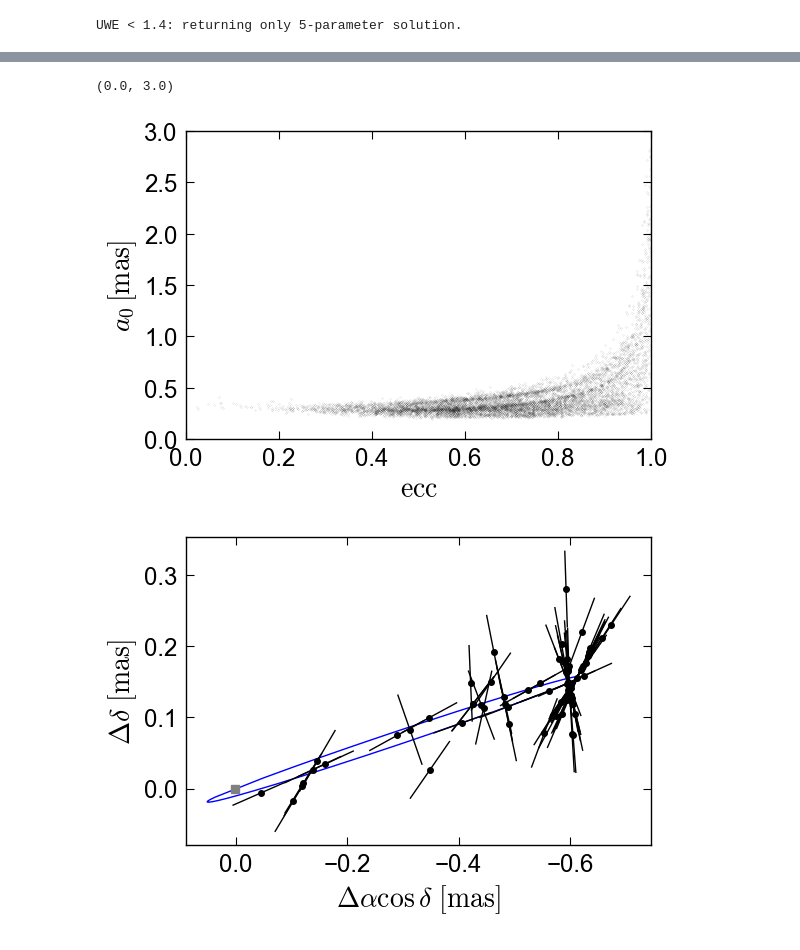
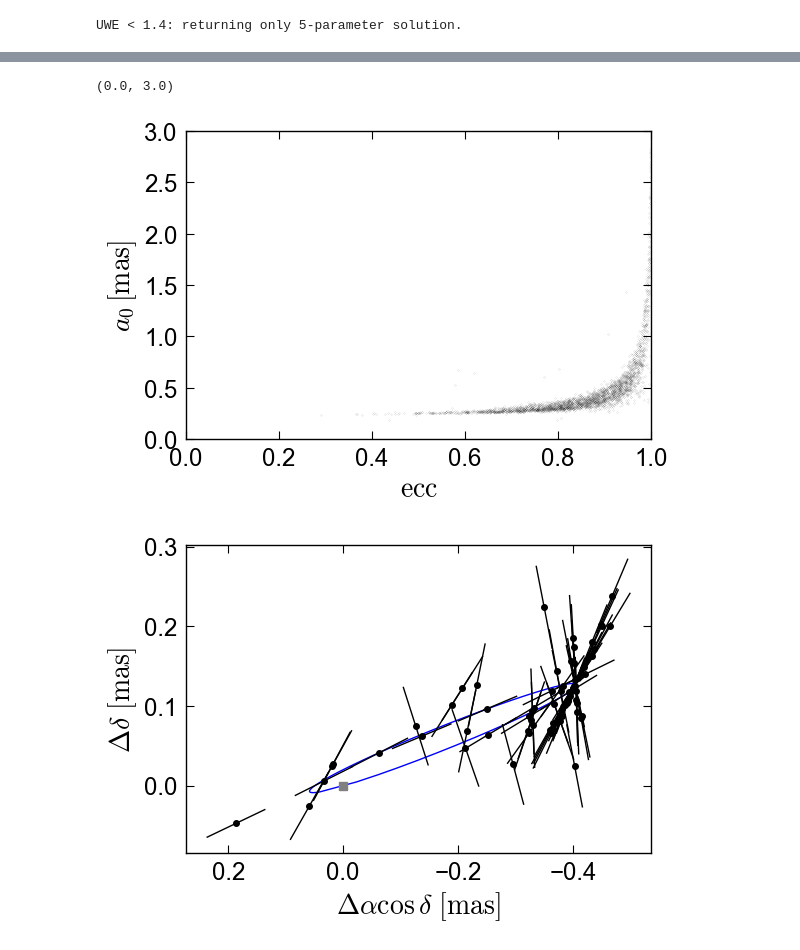
Before and after one commit to kareemelbadry/gaiamock, a Jupyter notebook: demo.ipynb, the cells around one changed output, grey strips where cells are left out. Cells and saved outputs as stored; diff of their text form; code cells hidden in the pictures.

```diff
--- a/demo.ipynb
+++ b/demo.ipynb
@@ -361,15 +361,14 @@ ax.legend(loc = 'upper right')
 # %%
 # plot the best-fit orbit
 best = np.argmax(L)
-period, ecc, Tp = samples[0][best], samples[1][best], samples[2][best]
-phi_p = 2*np.pi*Tp/period
+period, ecc, phi_p = samples[0][best], samples[1][best], samples[2][best]
 chi2, mu_linear = gaiamock.get_astrometric_chi2(t_ast_yr = t_ast_yr, psi = psi, plx_factor = plx_factor,
         ast_obs = ast_obs, ast_err = ast_err, P = period, phi_p = phi_p, ecc = ecc, c_funcs=c_funcs)
 ra_off, pmra, dec_off, pmdec, plx, B, G, A, F = mu_linear
 
 
 gaiamock.plot_2d_orbit_and_residuals(t_ast_yr = t_ast_yr, psi=psi, plx_factor=plx_factor,
-            ast_obs=ast_obs, ast_err=ast_err, period = period, ecc=ecc, Tp=Tp,
+            ast_obs=ast_obs, ast_err=ast_err, period = period, ecc=ecc, Tp=phi_p*period/(2*np.pi),
             delta_ra=ra_off, delta_dec=dec_off, parallax=plx, pmra=pmra, pmdec=pmdec,
             data_release='dr3', A=A, B=B, F=F, G=G, c_funcs=c_funcs)
 # %% [output]
@@ -377,11 +376,11 @@ gaiamock.plot_2d_orbit_and_residuals(t_ast_yr = t_ast_yr, psi=psi, plx_factor=pl
 # %%
 # how well is a0 constrained?
-keep_P, keep_ecc, keep_Tp = np.array(samples).T[keep].T
+keep_P, keep_ecc, keep_phi_p = np.array(samples).T[keep].T
 all_a0 = []
 
 for i in range(len(keep_P)):
 
-    period, phi_p, ecc = keep_P[i], keep_Tp[i]*2*np.pi/keep_P[i], keep_ecc[i]
+    period, phi_p, ecc = keep_P[i], keep_phi_p[i], keep_ecc[i]
     chi2, mu_linear = gaiamock.get_astrometric_chi2(t_ast_yr = t_ast_yr, psi = psi, plx_factor = plx_factor,
         ast_obs = ast_obs, ast_err = ast_err, P = period, phi_p = phi_p, ecc = ecc, c_funcs=c_funcs)
     ra_off, pmra, dec_off, pmdec, plx, B, G, A, F = mu_linear
@@ -466,10 +465,10 @@ ax.legend(loc = 'upper right')
 # %%
-keep_P, keep_ecc, keep_Tp = np.array(samples).T[keep].T
+keep_P, keep_ecc, keep_phi_p = np.array(samples).T[keep].T
 all_a0 = []
 
 for i in range(len(keep_P)):
 
-    period, phi_p, ecc = keep_P[i], keep_Tp[i]*2*np.pi/keep_P[i], keep_ecc[i]
+    period, phi_p, ecc = keep_P[i], keep_phi_p[i], keep_ecc[i]
     chi2, mu_linear = gaiamock.get_astrometric_chi2(t_ast_yr = t_ast_yr, psi = psi, plx_factor = plx_factor,
         ast_obs = ast_obs, ast_err = ast_err, P = period, phi_p = phi_p, ecc = ecc, c_funcs=c_funcs)
     ra_off, pmra, dec_off, pmdec, plx, B, G, A, F = mu_linear
@@ -521,10 +520,10 @@ ax.legend(loc = 'upper right')
 # %%
-keep_P, keep_ecc, keep_Tp = np.array(samples).T[keep].T
+keep_P, keep_ecc, keep_phi_p = np.array(samples).T[keep].T
 all_a0 = []
 
 for i in range(len(keep_P)):
 
-    period, phi_p, ecc = keep_P[i], keep_Tp[i]*2*np.pi/keep_P[i], keep_ecc[i]
+    period, phi_p, ecc = keep_P[i], keep_phi_p[i], keep_ecc[i]
     chi2, mu_linear = gaiamock.get_astrometric_chi2(t_ast_yr = t_ast_yr, psi = psi, plx_factor = plx_factor,
         ast_obs = ast_obs, ast_err = ast_err, P = period, phi_p = phi_p, ecc = ecc, c_funcs=c_funcs)
     ra_off, pmra, dec_off, pmdec, plx, B, G, A, F = mu_linear
@@ -541,7 +540,7 @@ ax.set_ylabel(r'$a_0\,[\rm mas]$', fontsize=20)
 ax.set_ylim(0, 3)
 # %% [output]
 (0.0, 3.0)
-[figure, old version]
+[figure, new version]
 # %%
 # so what's happening here? Basically, if data do not rule out a very high eccentricity,
 # then there will be some very high eccentricity, large a0 orbits that are consistent with
@@ -551,16 +550,15 @@ ax.set_ylim(0, 3)
 # %%
 # plot the best-fit orbit
 best = np.argmax(L)
-period, ecc, Tp = samples[0][best], samples[1][best], samples[2][best]
-phi_p = 2*np.pi*Tp/period
+period, ecc, phi_p = samples[0][best], samples[1][best], samples[2][best]
 chi2, mu_linear = gaiamock.get_astrometric_chi2(t_ast_yr = t_ast_yr, psi = psi, plx_factor = plx_factor,
         ast_obs = ast_obs, ast_err = ast_err, P = period, phi_p = phi_p, ecc = ecc, c_funcs=c_funcs)
 ra_off, pmra, dec_off, pmdec, plx, B, G, A, F = mu_linear
 
 
 gaiamock.plot_2d_orbit_and_residuals(t_ast_yr = t_ast_yr, psi=psi, plx_factor=plx_factor,
-            ast_obs=ast_obs, ast_err=ast_err, period = period, ecc=ecc, Tp=Tp,
+            ast_obs=ast_obs, ast_err=ast_err, period = period, ecc=ecc, Tp=phi_p*period/(2*np.pi),
             delta_ra=ra_off, delta_dec=dec_off, parallax=plx, pmra=pmra, pmdec=pmdec,
             data_release='dr3', A=A, B=B, F=F, G=G, c_funcs=c_funcs)
 # %% [output]
-[figure, old version]
+[figure, new version]
```
Also changed, not shown: parts of 8 cells of this notebook, 2 other files.
